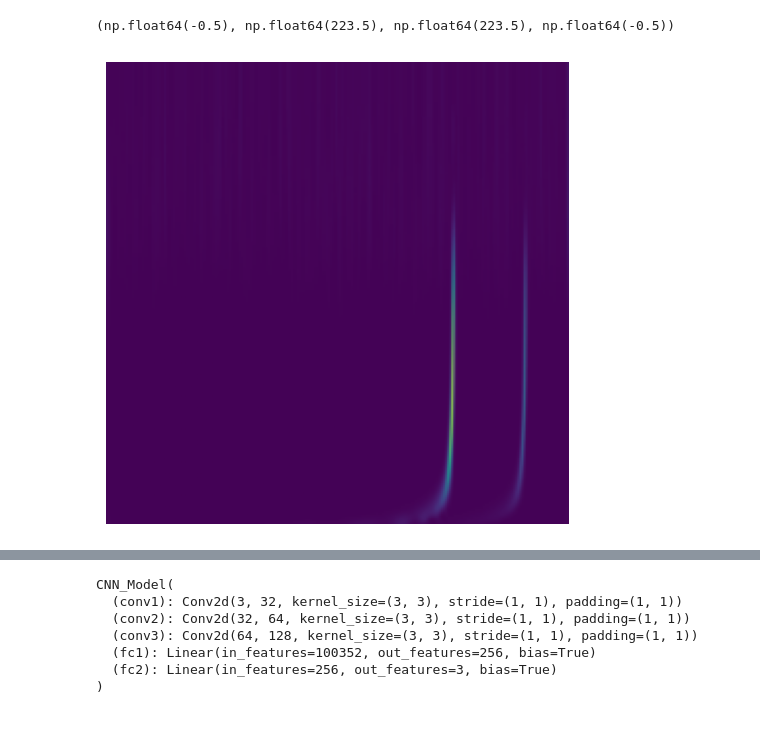
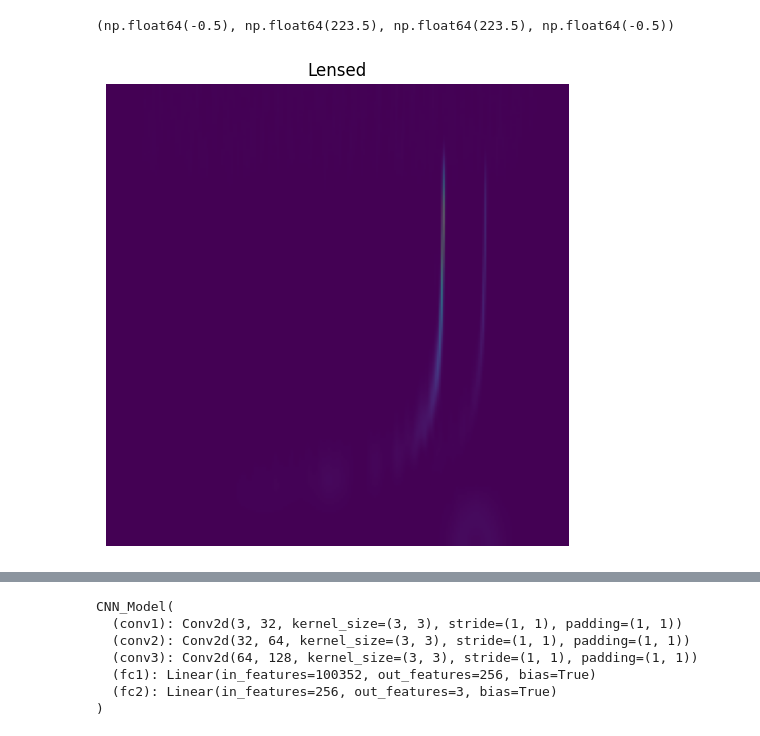
Before and after one commit to AfrozSaqlain/Eccentricity_vs_Lensed, a Jupyter notebook: notebooks/cnn.ipynb, the cells around one changed output, grey strips where cells are left out. Drawn from its saved outputs; the diff is of its cells as text; code cells hidden in the pictures.

```diff
--- a/notebooks/cnn.ipynb
+++ b/notebooks/cnn.ipynb
@@ -31,6 +34,6 @@ device = 'cuda' if torch.cuda.is_available() else 'cpu'
 # %%
-train_dir = './data/train'
-test_dir = './data/test'
+train_dir = './data_tmp/train'
+test_dir = './data_tmp/test'
 
 train_list = glob.glob(os.path.join(train_dir,'*.png'))
 test_list = glob.glob(os.path.join(test_dir, '*.png'))
@@ -122,12 +125,15 @@ Validation Dataset Length: 4320, Validation Dataloader Length: 17
 # %%
 tmp = next(iter(train_loader))
 # %%
+i = 6
+
 plt.figure(figsize=(12, 6), facecolor=None)
-plt.imshow(tmp[0][0].numpy().transpose(1, 2, 0))
+plt.imshow(tmp[0][i].numpy().transpose(1, 2, 0))
+plt.title(f"{'Eccentric' if tmp[1][i] == 1 else 'Unlensed' if tmp[1][i] == 2 else 'Lensed'}")
 plt.axis(False)
 # %% [output]
 (np.float64(-0.5), np.float64(223.5), np.float64(223.5), np.float64(-0.5))
-[figure, old version]
+[figure, new version]
 # %%
 class CNN_Model(nn.Module):
     def __init__(self):
```
Also changed, not shown: parts of 7 cells of this notebook, 10 other files.
